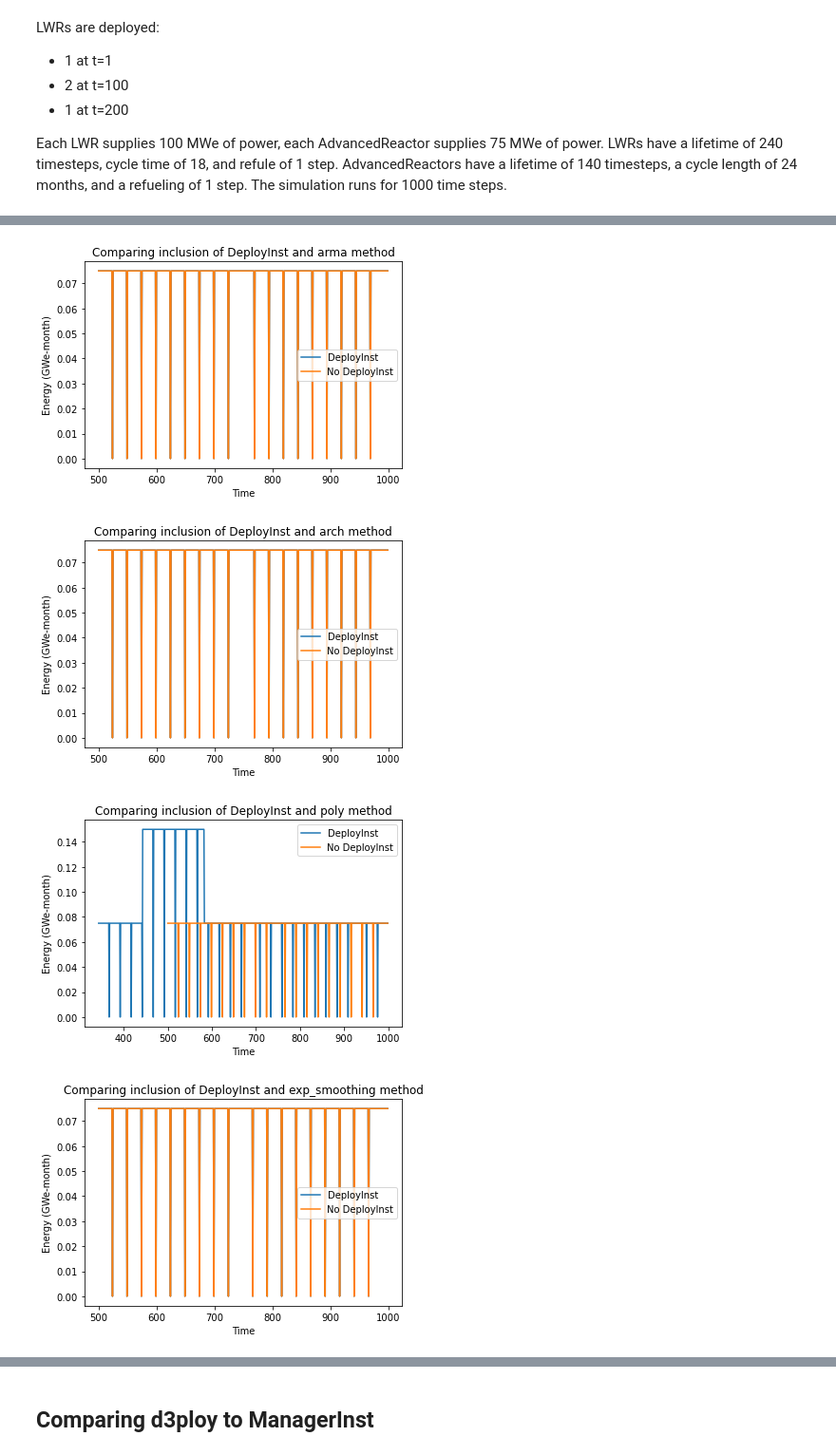
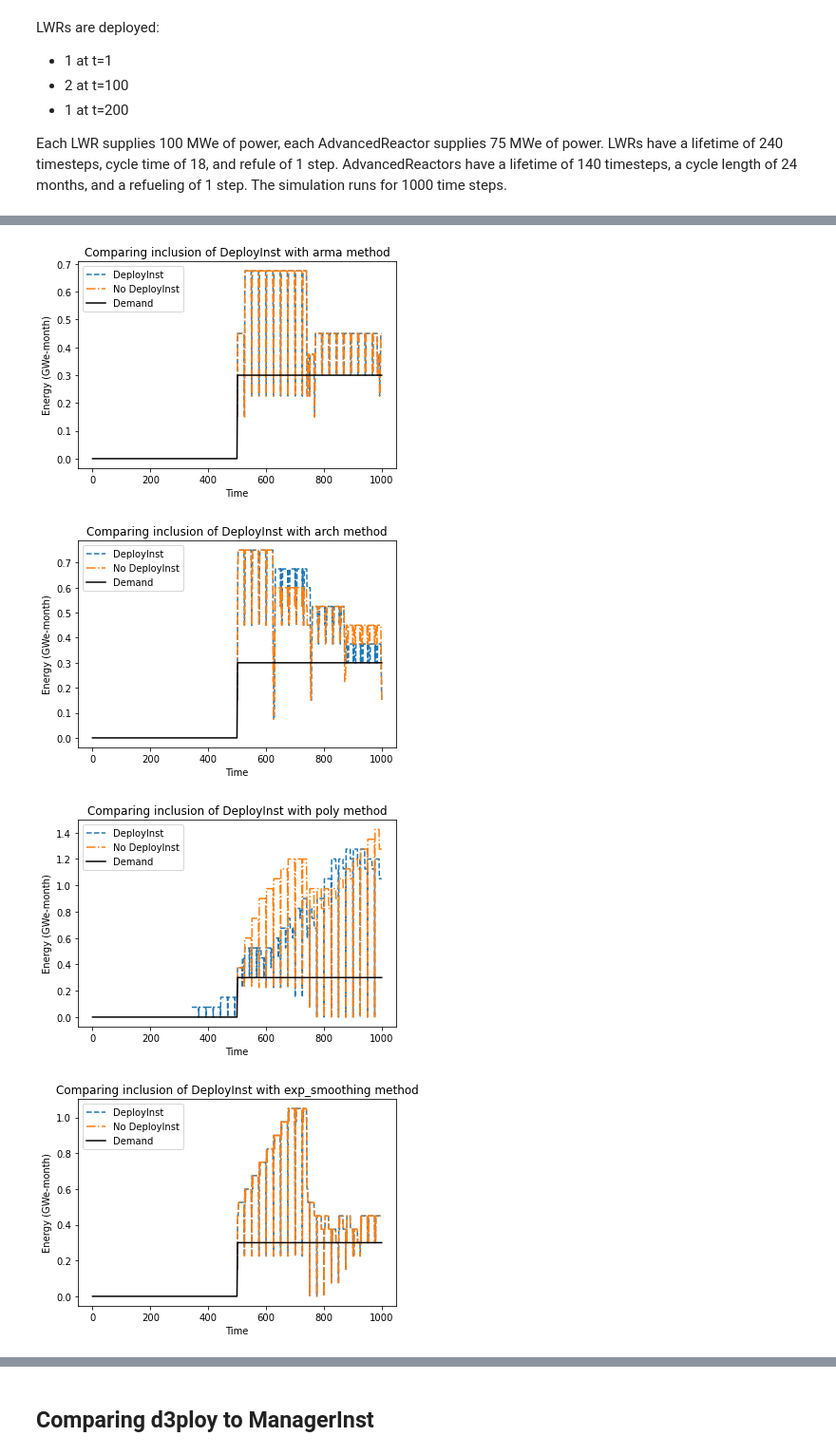
Before and after one commit to abachma2/toy_problems, a Jupyter notebook: cyclus_inputs/Untitled.ipynb, the cells around one changed output, grey strips where cells are left out. Shown at 95% size. Drawn from its saved outputs; the diff is of its cells as text; code cells hidden in the pictures.

```diff
--- a/cyclus_inputs/Untitled.ipynb
+++ b/cyclus_inputs/Untitled.ipynb
@@ -48,6 +48,7 @@ def get_prototype_energy(filename, advanced_rx):
 # %%
 calc_methods = ["ma", "arma", "arch","poly",
                 "exp_smoothing", "holt_winters", "fft", "sw_seasonal"]
+lines = ['dashed','dashdot']
 # %%
 # Compare algorithms when DeployInst isn't used
 for calc in calc_methods:
@@ -81,9 +82,9 @@ plt.savefig('d3ploy_algorithm_DI_compare.png')
 for calc in calc_methods:
     plt.figure()
     outfiles = ["d3ploy_" +calc +"_DeployInst.sqlite", "d3ploy_"+calc+".sqlite"]
-    for file in outfiles:
+    for file_index, file in enumerate(outfiles):
         energy = tm.get_monthly_electricity(file)
-        plt.plot((energy['Year']-1965)*12, energy['Energy'])
+        plt.plot((energy['Year']-1965)*12, energy['Energy'], linestyle=lines[file_index])
     t = np.linspace(0, 999, 1000)
     plt.plot(t, np.heaviside(t-500,0.5)*0.3, 'k')
     plt.legend(['DeployInst', 'No DeployInst', 'Demand'])
@@ -105,12 +106,14 @@ for calc in calc_methods:
 for calc in calc_methods:
     plt.figure()
     outfiles = ["d3ploy_" +calc+"_DeployInst.sqlite", "d3ploy_"+calc+".sqlite"]
-    for file in outfiles:
+    for file_index, file in enumerate(outfiles):
         AR_energy = get_prototype_energy(file, 'AdvancedReactor')
-        plt.plot(AR_energy['Month'], AR_energy['Energy'], label='no DI')
+        plt.plot(AR_energy['Month'], AR_energy['Energy'], linestyle=lines[file_index])
+    t = np.linspace(0, 999, 1000)
+    plt.plot(t, np.heaviside(t-500,0.5)*0.3, 'k')
     plt.legend(['DeployInst', 'No DeployInst', 'Demand'])
     plt.xlabel('Time')
     plt.ylabel('Energy (GWe-month)')
-    plt.title(f'Comparing inclusion of DeployInst and {calc} method')
+    plt.title(f'Comparing inclusion of DeployInst with {calc} method')
 #plt.savefig('d3ploy_DI_compare_AREnergy.png')
 # %% [output]
@@ -118,4 +121,4 @@ for calc in calc_methods:
-[figure, old version]
+[figure, new version]
-[figure, old version]
+[figure, new version]
-[figure, old version]
+[figure, new version]
-[figure, old version]
+[figure, new version]
```
Also changed, not shown: parts of 8 cells of this notebook.
